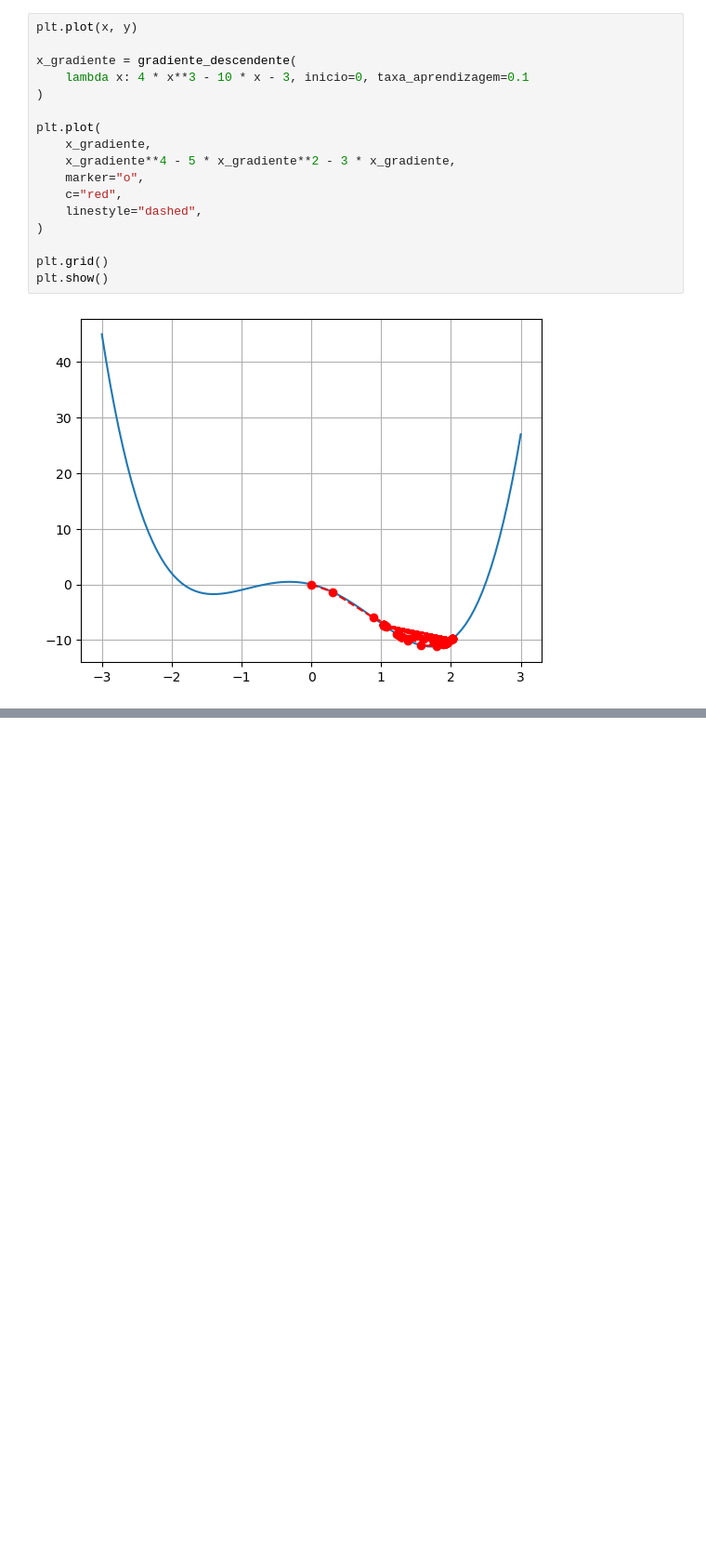
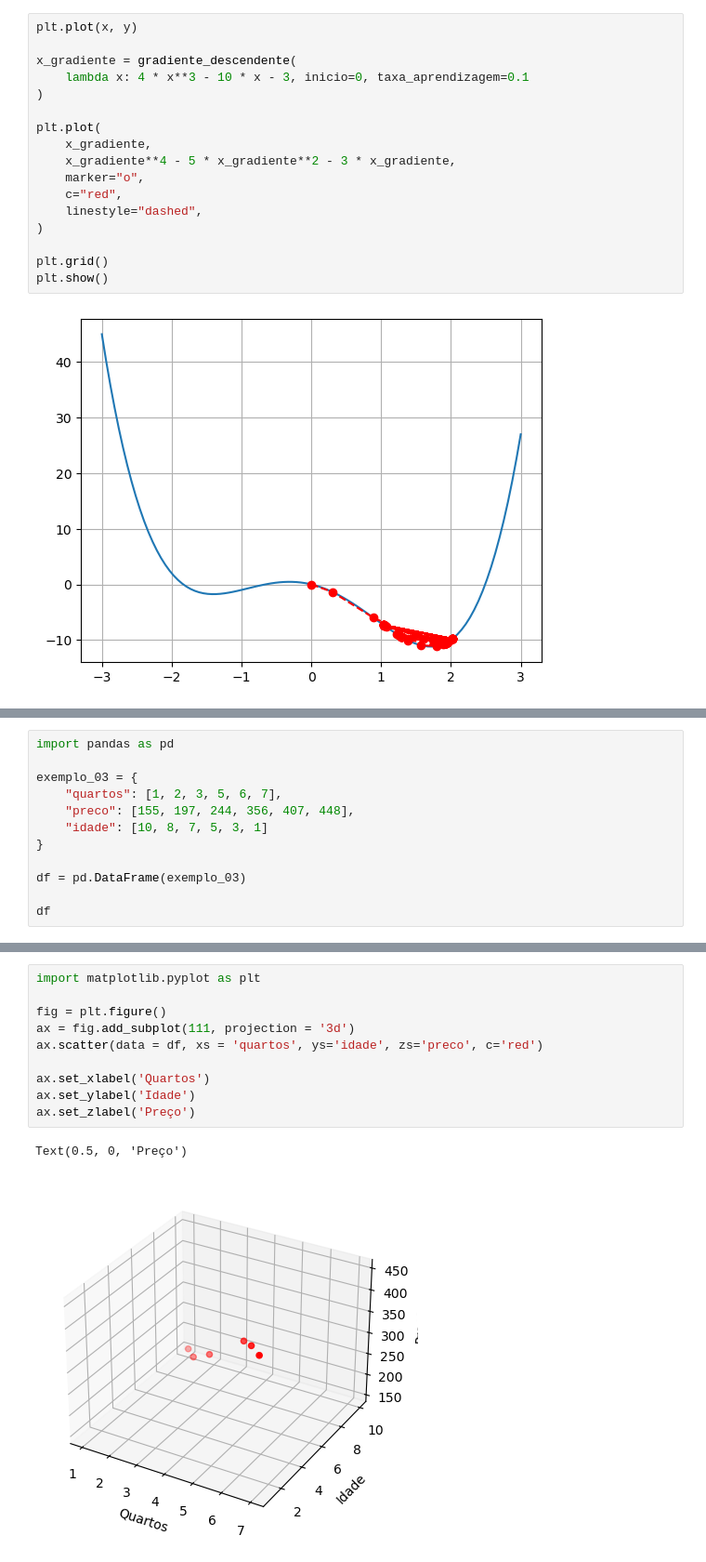
Before and after one commit to stephanyresque/Ciencia-de-dados-2, a Jupyter notebook: mes02/25_02_25.ipynb, the cells around one changed output, grey strips where cells are left out. Shown at 93% size. Saved outputs shown, nothing was run; the diff lists cells and outputs as text; blank space fills up the shorter version.

```diff
--- a/mes02/25_02_25.ipynb
+++ b/mes02/25_02_25.ipynb
@@ -201,0 +204,12 @@ plt.show()
+# %%
+import pandas as pd
+
+exemplo_03 = {
+    "quartos": [1, 2, 3, 5, 6, 7],
+    "preco": [155, 197, 244, 356, 407, 448],
+    "idade": [10, 8, 7, 5, 3, 1]
+}
+
+df = pd.DataFrame(exemplo_03)
+
+df
@@ -201,0 +224,13 @@ plt.show()
+# %%
+import matplotlib.pyplot as plt
+
+fig = plt.figure()
+ax = fig.add_subplot(111, projection = '3d')
+ax.scatter(data = df, xs = 'quartos', ys='idade', zs='preco', c='red')
+
+ax.set_xlabel('Quartos')
+ax.set_ylabel('Idade')
+ax.set_zlabel('Preço')
+# %% [output]
+Text(0.5, 0, 'Preço')
+[figure, added]
```
Also changed, not shown: parts of 8 cells of this notebook.
